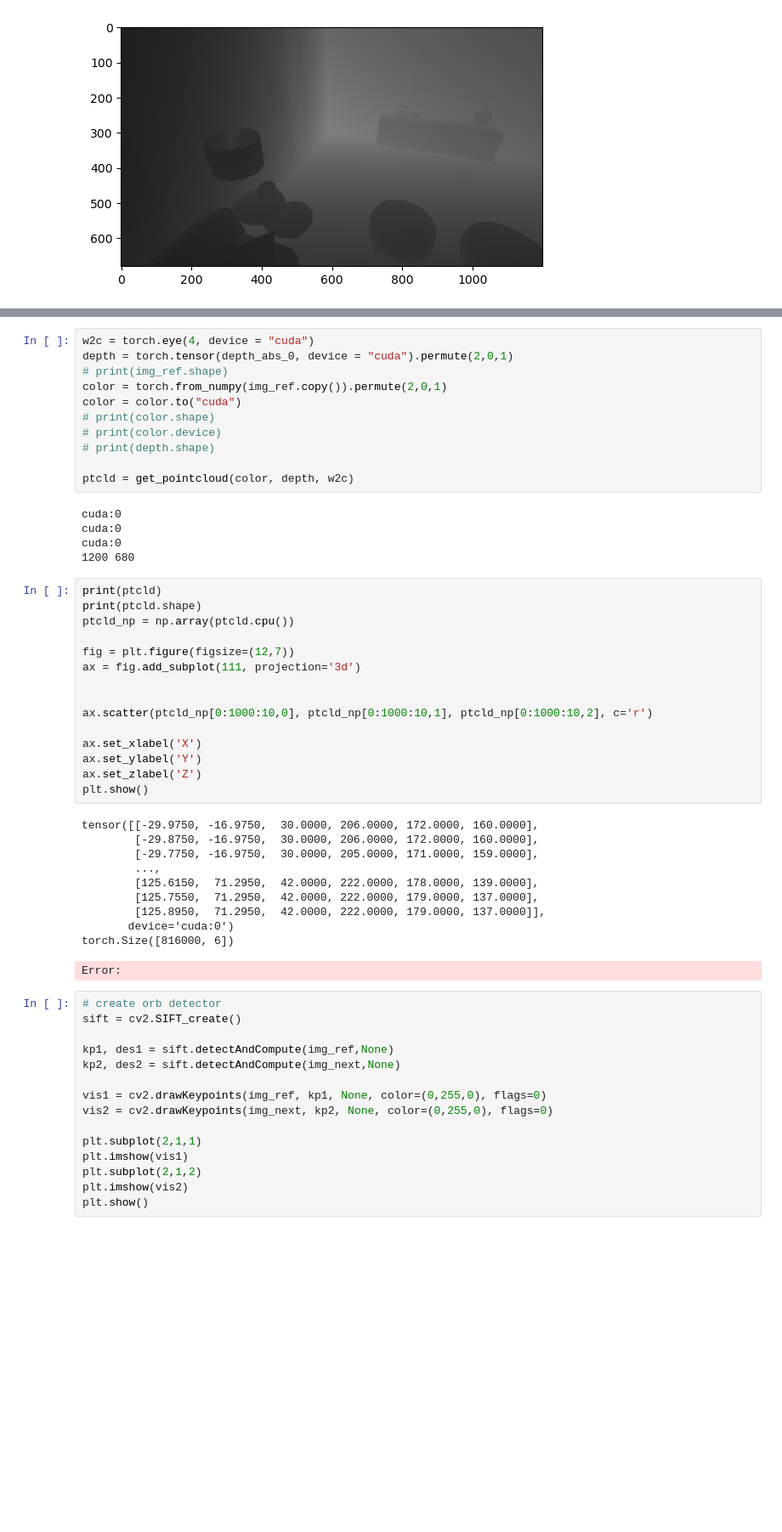
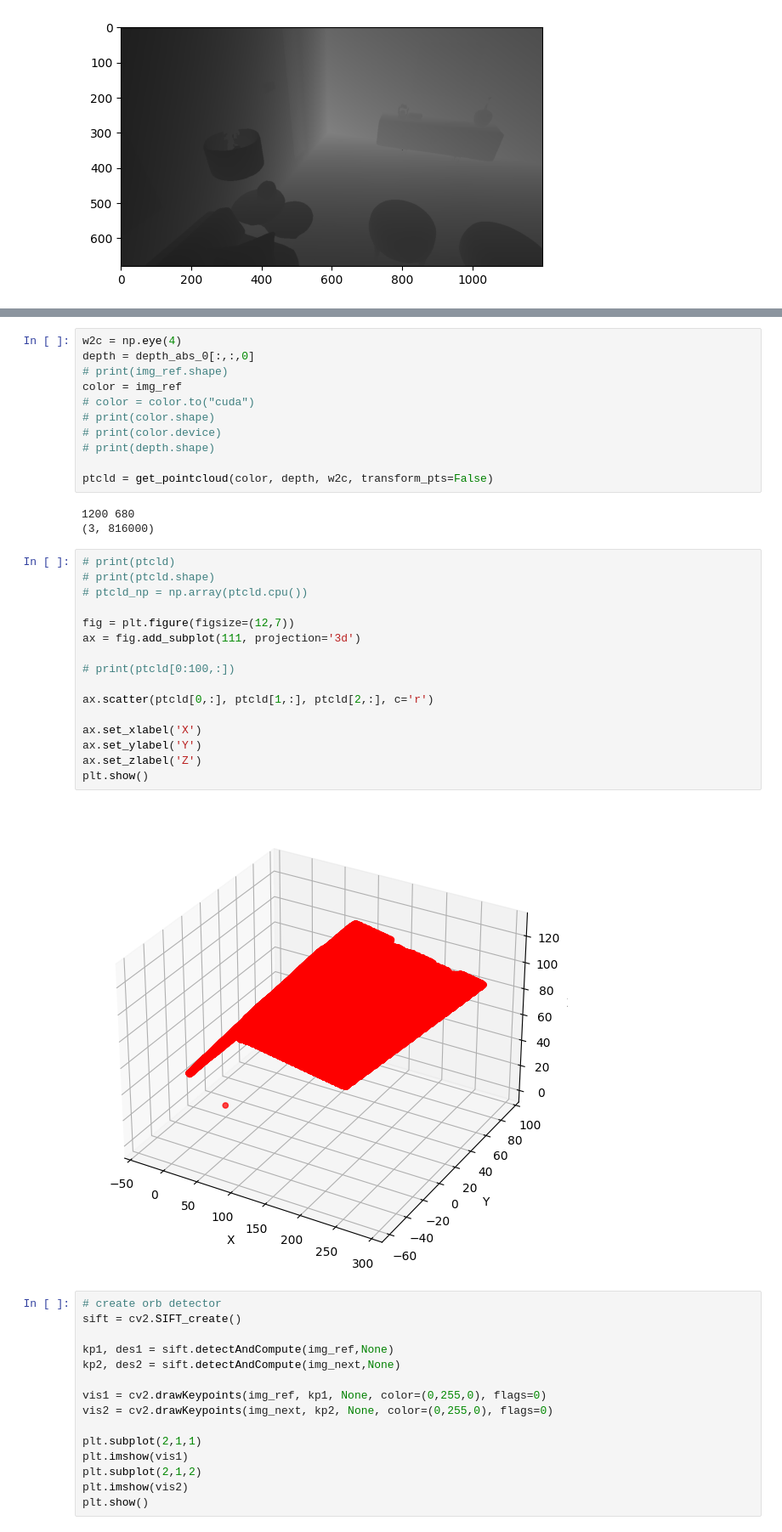
Before and after one commit to Shrey-2303/SplaTAM-depth, a Jupyter notebook: notebooks/prev_to_next.ipynb, the cells around one changed output, grey strips where cells are left out. Shown: that part at 85% size. Drawn from its saved outputs; the diff is of its cells as text; blank space fills up the shorter version.

Commit message:
added gen_ptcld

```diff
--- a/notebooks/prev_to_next.ipynb
+++ b/notebooks/prev_to_next.ipynb
@@ -104,47 +104,37 @@ def get_pointcloud(color, depth, w2c, transform_pts=True,
     else:
         return point_cld
 # %%
-w2c = torch.eye(4, device = "cuda")
-depth = torch.tensor(depth_abs_0, device = "cuda").permute(2,0,1)
+w2c = np.eye(4)
+depth = depth_abs_0[:,:,0]
 # print(img_ref.shape)
-color = torch.from_numpy(img_ref.copy()).permute(2,0,1)
-color = color.to("cuda")
+color = img_ref
+# color = color.to("cuda")
 # print(color.shape)
 # print(color.device)
 # print(depth.shape)
 
-ptcld = get_pointcloud(color, depth, w2c)
+ptcld = get_pointcloud(color, depth, w2c, transform_pts=False)
 # %% [output]
-cuda:0
-cuda:0
-cuda:0
 1200 680
+(3, 816000)
 # %%
-print(ptcld)
-print(ptcld.shape)
-ptcld_np = np.array(ptcld.cpu())
+# print(ptcld)
+# print(ptcld.shape)
+# ptcld_np = np.array(ptcld.cpu())
 
 fig = plt.figure(figsize=(12,7))
 ax = fig.add_subplot(111, projection='3d')
 
+# print(ptcld[0:100,:])
 
-ax.scatter(ptcld_np[0:1000:10,0], ptcld_np[0:1000:10,1], ptcld_np[0:1000:10,2], c='r')
+ax.scatter(ptcld[0,:], ptcld[1,:], ptcld[2,:], c='r')
 
 ax.set_xlabel('X')
 ax.set_ylabel('Y')
 ax.set_zlabel('Z')
 plt.show()
 # %% [output]
-tensor([[-29.9750, -16.9750,  30.0000, 206.0000, 172.0000, 160.0000],
-        [-29.8750, -16.9750,  30.0000, 206.0000, 172.0000, 160.0000],
-        [-29.7750, -16.9750,  30.0000, 205.0000, 171.0000, 159.0000],
-        ...,
-        [125.6150,  71.2950,  42.0000, 222.0000, 178.0000, 139.0000],
-        [125.7550,  71.2950,  42.0000, 222.0000, 179.0000, 137.0000],
-        [125.8950,  71.2950,  42.0000, 222.0000, 179.0000, 137.0000]],
-       device='cuda:0')
-torch.Size([816000, 6])
-Error:
+[figure, added]
 # %%
 # create orb detector
 sift = cv2.SIFT_create()
```
Also changed, not shown: parts of 2 cells of this notebook, 11 other files.
